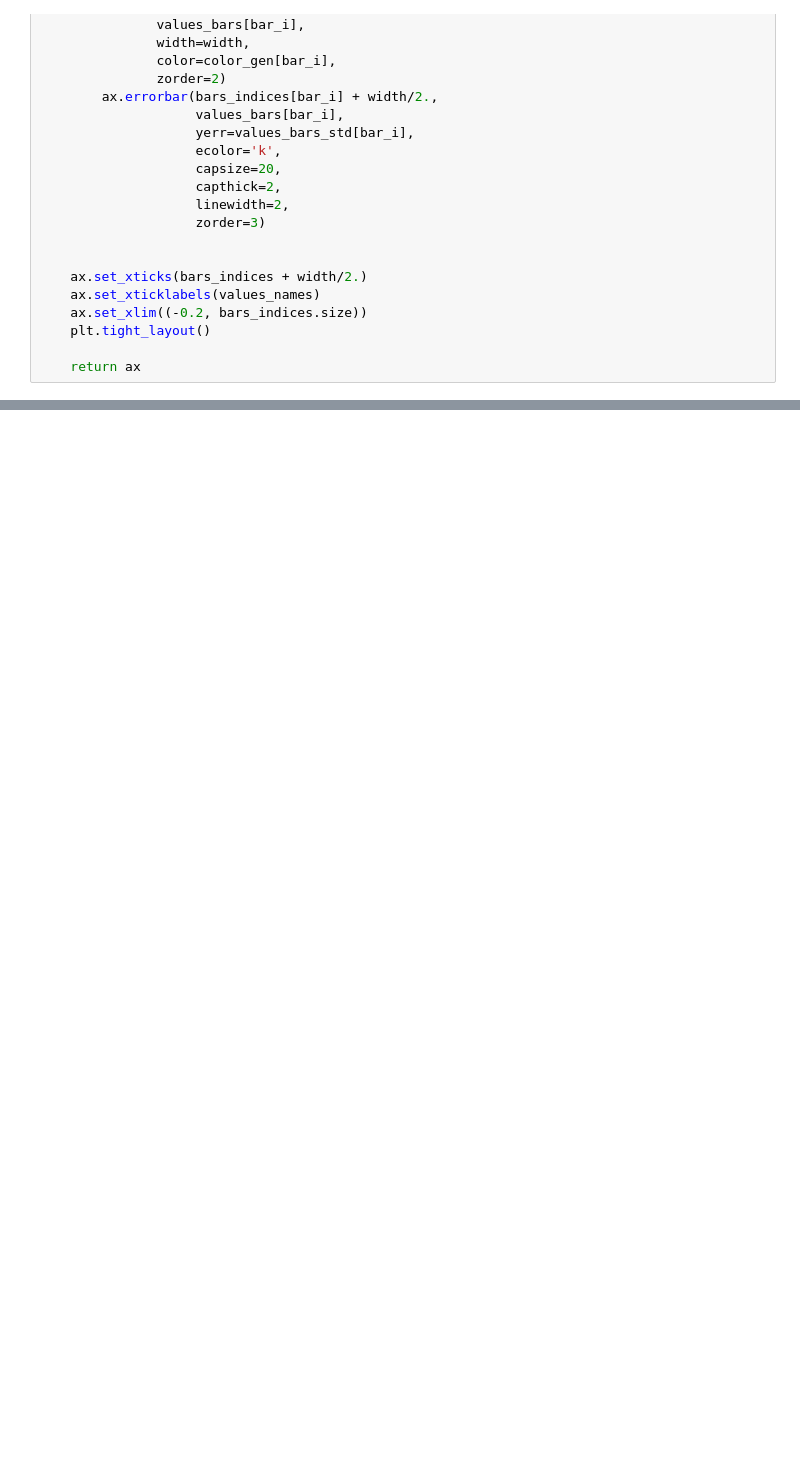
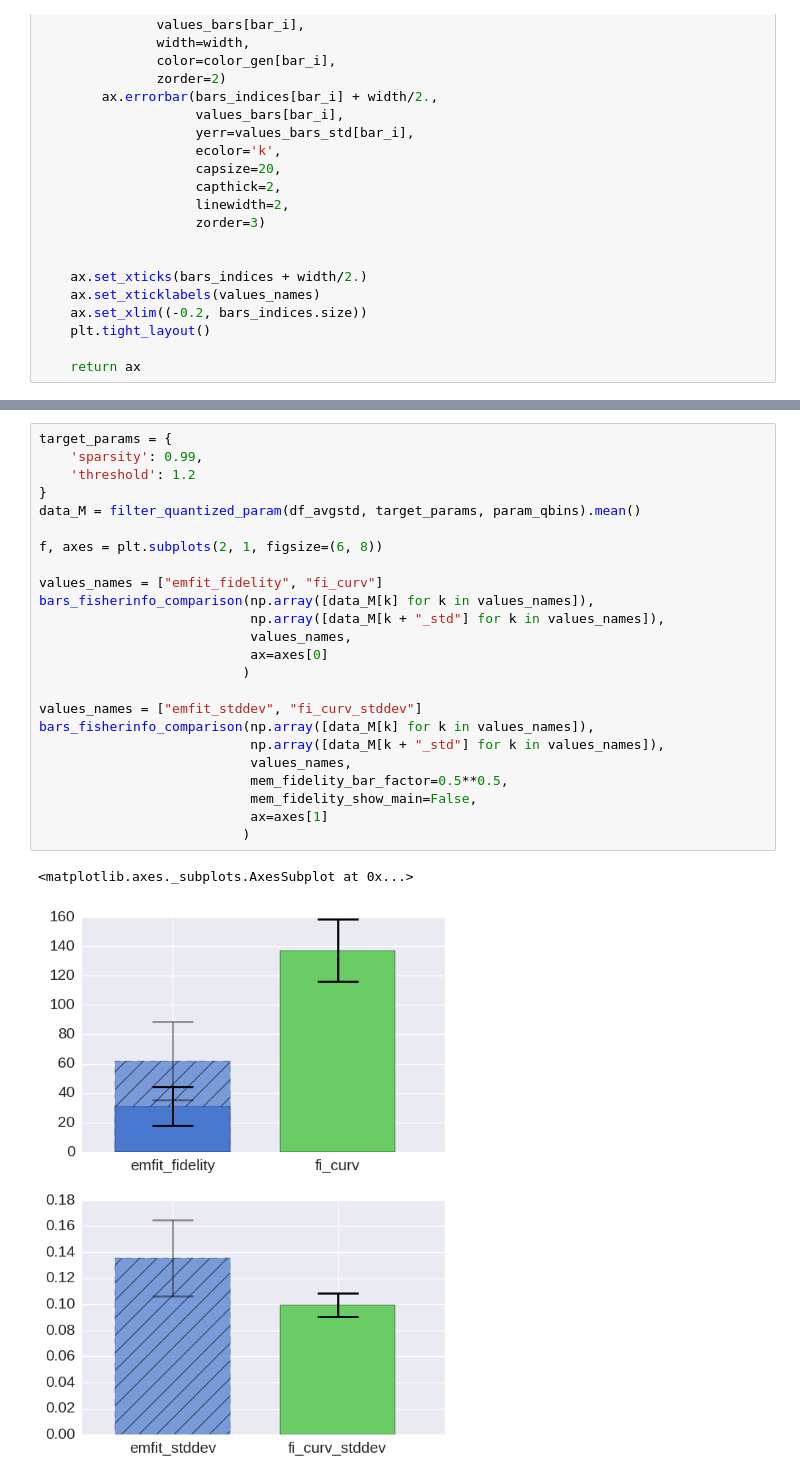
Before and after one commit to Azhag/Bayesian-visual-working-memory, a Jupyter notebook: Experiments/hierarchicalrandomnetwork_characterisation/notebook_hierarchical_weights_1try_270818.ipynb, the cells around one changed output, grey strips where cells are left out. Drawn from its saved outputs; the diff is of its cells as text; blank space fills up the shorter version.

```diff
--- a/Experiments/hierarchicalrandomnetwork_characterisation/notebook_hierarchical_weights_1try_270818.ipynb
+++ b/Experiments/hierarchicalrandomnetwork_characterisation/notebook_hierarchical_weights_1try_270818.ipynb
@@ -621,0 +626,27 @@ bars_fisherinfo_comparison(np.array([data_M[k] for k in values_names]),
+# %%
+target_params = {
+    'sparsity': 0.99,
+    'threshold': 1.2
+}
+data_M = filter_quantized_param(df_avgstd, target_params, param_qbins).mean()
+
+f, axes = plt.subplots(2, 1, figsize=(6, 8))
+
+values_names = ["emfit_fidelity", "fi_curv"]
+bars_fisherinfo_comparison(np.array([data_M[k] for k in values_names]),
+                           np.array([data_M[k + "_std"] for k in values_names]),
+                           values_names,
+                           ax=axes[0]
+                          )
+
+values_names = ["emfit_stddev", "fi_curv_stddev"]
+bars_fisherinfo_comparison(np.array([data_M[k] for k in values_names]),
+                           np.array([data_M[k + "_std"] for k in values_names]),
+                           values_names,
+                           mem_fidelity_bar_factor=0.5**0.5,
+                           mem_fidelity_show_main=False,
+                           ax=axes[1]
+                          )
+# %% [output]
+<matplotlib.axes._subplots.AxesSubplot at 0x...>
+[figure, added]
```
Also changed, not shown: parts of 4 cells of this notebook, 9 other files.
